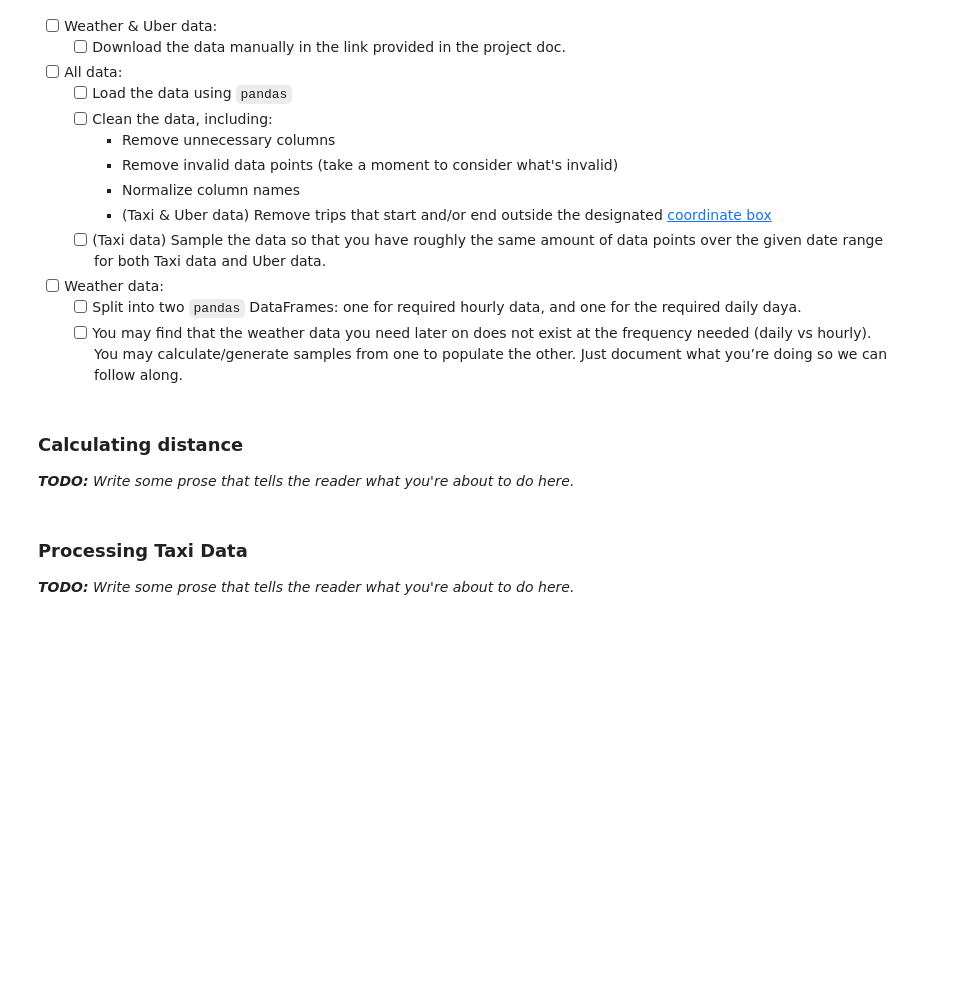
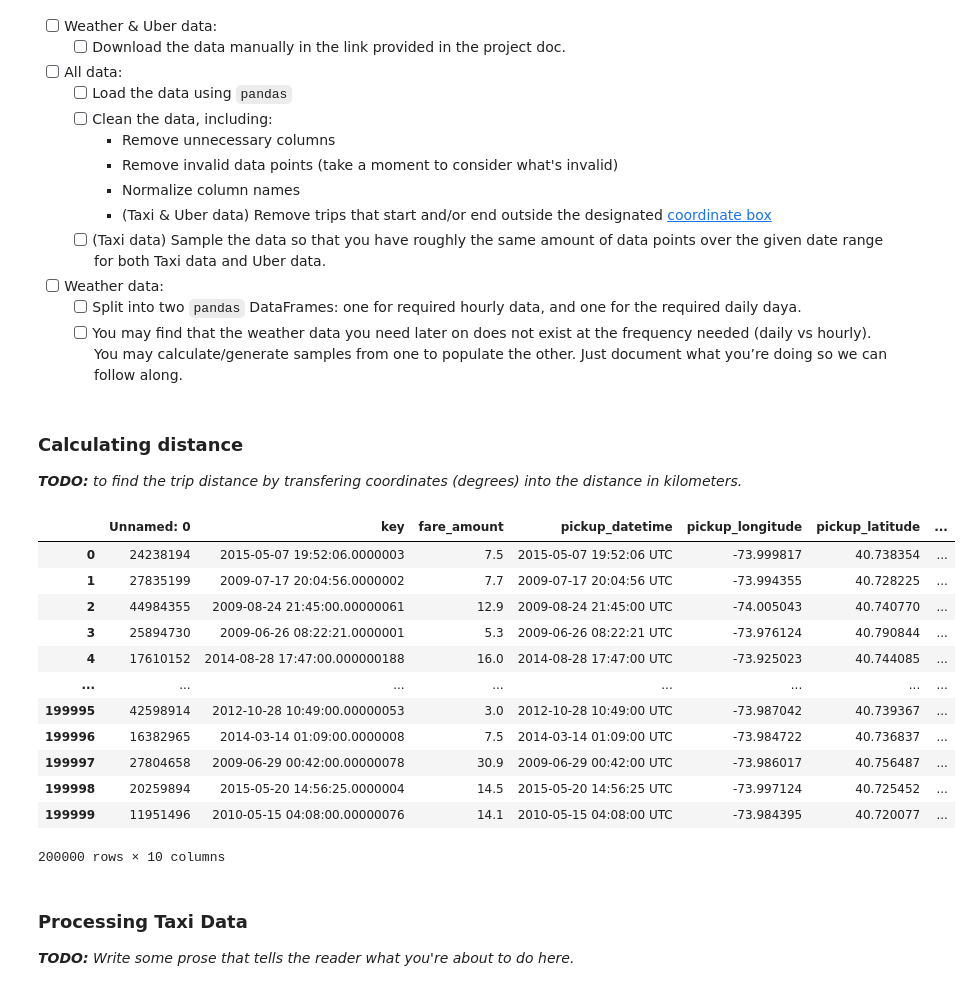
Before and after one commit to ZiyiL21/4501-project, a Jupyter notebook: IEOR 4501-final project-group 8.ipynb, the cells around one changed output. Drawn from its saved outputs; the diff is of its cells as text; code cells hidden in the pictures; blank space fills up the shorter version.

Commit message:
update distance function

```diff
--- a/IEOR 4501-final project-group 8.ipynb
+++ b/IEOR 4501-final project-group 8.ipynb
@@ -84,29 +85,53 @@ _A checklist of requirements to keep you on track. Remove this whole cell before
     * [ ] You may find that the weather data you need later on does not exist at the frequency needed (daily vs hourly). You may calculate/generate samples from one to populate the other. Just document what you’re doing so we can follow along.
 # %% [markdown]
 ### Calculating distance
-_**TODO:** Write some prose that tells the reader what you're about to do here._
+_**TODO:** to find the trip distance by transfering coordinates (degrees) into the distance in kilometers._
+# %%
+uber_rides_sample = pd.read_csv("uber_rides_sample.csv")
 # %%
 def calculate_distance(from_coord, to_coord):
-    #transfer coordinates into the distance in kilometers
 
+    #transfer from degrees to radians.
     #get latitude and longitude of the from_coord
-    pick_lat = radians(from_coord["pickup_latitude"])
-    pick_long = radians(from_coord["pickup_longitude"])
+    pick_lat = from_coord["pickup_latitude"].map(radians)
+    pick_long = from_coord["pickup_longitude"].map(radians)
     #get latitude and longitude of the to_coord
-    drop_lat = radians(to_coord["dropoff_latitude"])
-    drop_long = radians(to_coord["dropoff_longitude"])
+    drop_lat = to_coord["dropoff_latitude"].map(radians)
+    drop_long = to_coord["dropoff_longitude"].map(radians)
 
     distance_long = pick_long - drop_long
     distance_lat = pick_lat - drop_lat
 
-    a = sin(distance_lat / 2)**2 + cos(pick_lat) * cos(drop_lat) * sin(distance_long / 2)**2
+    a = ((distance_lat / 2).map(sin))**2 + (pick_lat).map(cos) * (drop_lat).map(cos) * ((distance_long / 2).map(sin))**2
+    c = 2 * (a.map(sqrt)).map(asin)
+    r = 6378 # Radius of earth in kilometers
 
-    c = 2 * asin(sqrt(a))
-    r = 6371 # Radius of earth in kilometers
-    return(c * r)
+    return c*r
 # %%
 def add_distance_column(dataframe):
-    raise NotImplemented()
+    #add the 'distance' column into the dataframe
+    #distance is the result of calculate_distance(from_coord, to_coord)
+    from_coord = dataframe[["pickup_latitude","pickup_longitude"]]
+    to_coord = dataframe[["dropoff_latitude","dropoff_longitude"]]
+
+    dataframe["distance"] = calculate_distance(from_coord, to_coord)
+    return dataframe
+# %%
+add_distance_column(uber_rides_sample)
+# %% [output]
+|  | Unnamed: 0 | key | fare_amount | pickup_datetime | pickup_longitude | pickup_latitude | ... |
+| 0 | 24238194 | 2015-05-07 19:52:06.0000003 | 7.5 | 2015-05-07 19:52:06 UTC | -73.999817 | 40.738354 | ... |
+| 1 | 27835199 | 2009-07-17 20:04:56.0000002 | 7.7 | 2009-07-17 20:04:56 UTC | -73.994355 | 40.728225 | ... |
+| 2 | 44984355 | 2009-08-24 21:45:00.00000061 | 12.9 | 2009-08-24 21:45:00 UTC | -74.005043 | 40.740770 | ... |
+| 3 | 25894730 | 2009-06-26 08:22:21.0000001 | 5.3 | 2009-06-26 08:22:21 UTC | -73.976124 | 40.790844 | ... |
+| 4 | 17610152 | 2014-08-28 17:47:00.000000188 | 16.0 | 2014-08-28 17:47:00 UTC | -73.925023 | 40.744085 | ... |
+| ... | ... | ... | ... | ... | ... | ... | ... |
+| 199995 | 42598914 | 2012-10-28 10:49:00.00000053 | 3.0 | 2012-10-28 10:49:00 UTC | -73.987042 | 40.739367 | ... |
+| 199996 | 16382965 | 2014-03-14 01:09:00.0000008 | 7.5 | 2014-03-14 01:09:00 UTC | -73.984722 | 40.736837 | ... |
+| 199997 | 27804658 | 2009-06-29 00:42:00.00000078 | 30.9 | 2009-06-29 00:42:00 UTC | -73.986017 | 40.756487 | ... |
+| 199998 | 20259894 | 2015-05-20 14:56:25.0000004 | 14.5 | 2015-05-20 14:56:25 UTC | -73.997124 | 40.725452 | ... |
+| 199999 | 11951496 | 2010-05-15 04:08:00.00000076 | 14.1 | 2010-05-15 04:08:00 UTC | -73.984395 | 40.720077 | ... |
+200000 rows × 10 columns
 # %% [markdown]
 ### Processing Taxi Data
 
```
Also changed, not shown: parts of 2 cells of this notebook.
